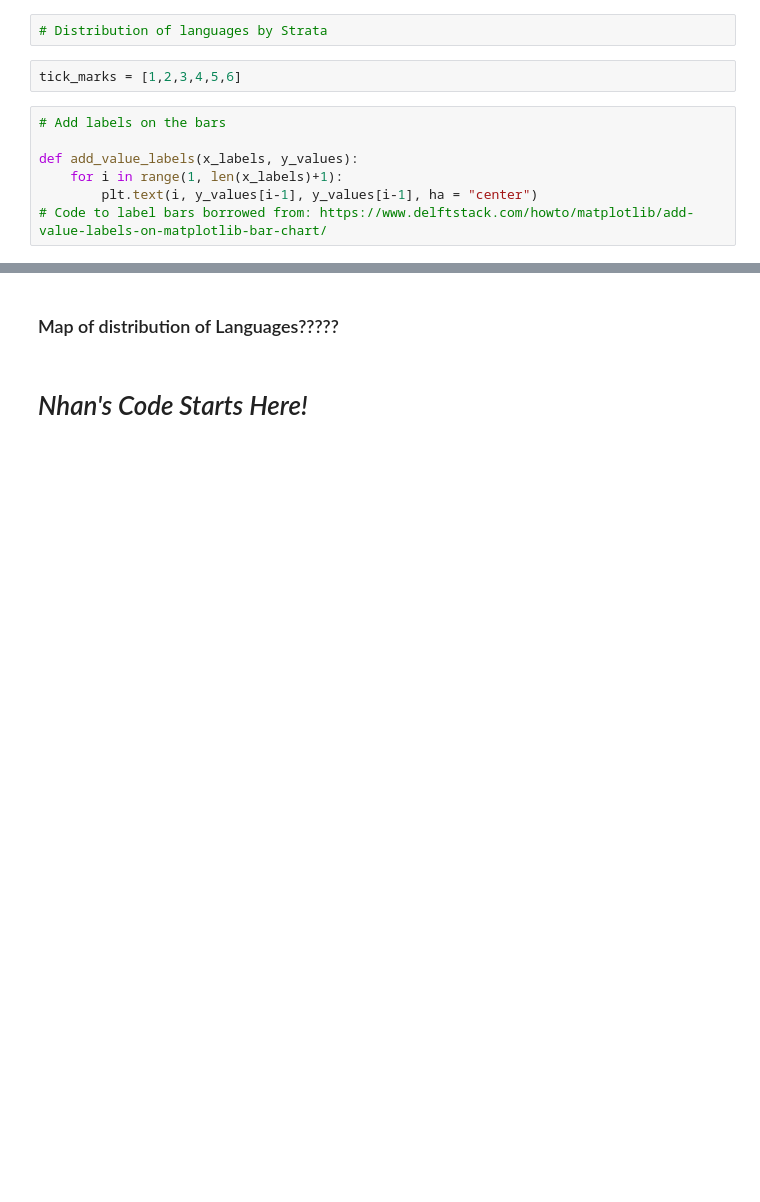
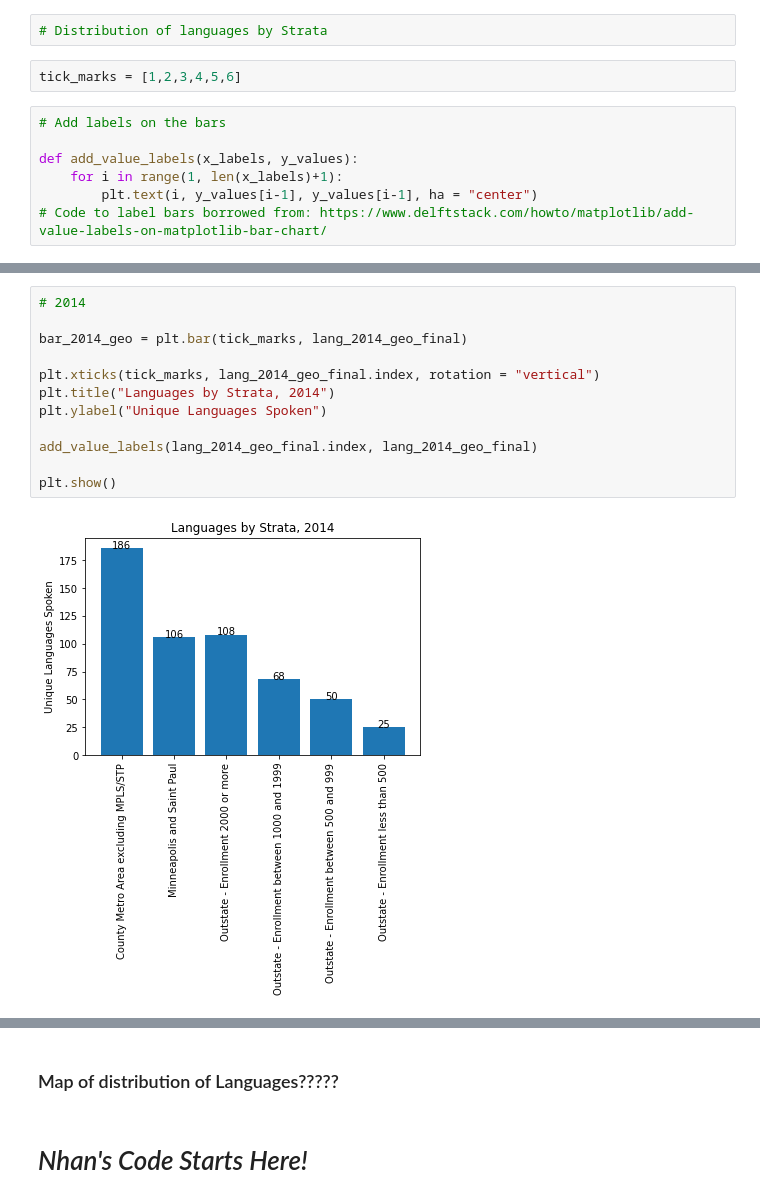
Before and after one commit to NTTGermania/Project-1-Group-7-Analysis-of-languages-in-Minnesota, a Jupyter notebook: Project#1test.ipynb, the cells around one changed output, grey strips where cells are left out. Cells and saved outputs as stored; diff of their text form; blank space fills up the shorter version.

```diff
--- a/Project#1test.ipynb
+++ b/Project#1test.ipynb
@@ -1132,0 +1161,14 @@ plt.show()
+# %%
+# 2014
+
+bar_2014_geo = plt.bar(tick_marks, lang_2014_geo_final)
+
+plt.xticks(tick_marks, lang_2014_geo_final.index, rotation = "vertical")
+plt.title("Languages by Strata, 2014")
+plt.ylabel("Unique Languages Spoken")
+
+add_value_labels(lang_2014_geo_final.index, lang_2014_geo_final)
+
+plt.show()
+# %% [output]
+[figure, added]
```
Also changed, not shown: parts of 15 cells of this notebook.
